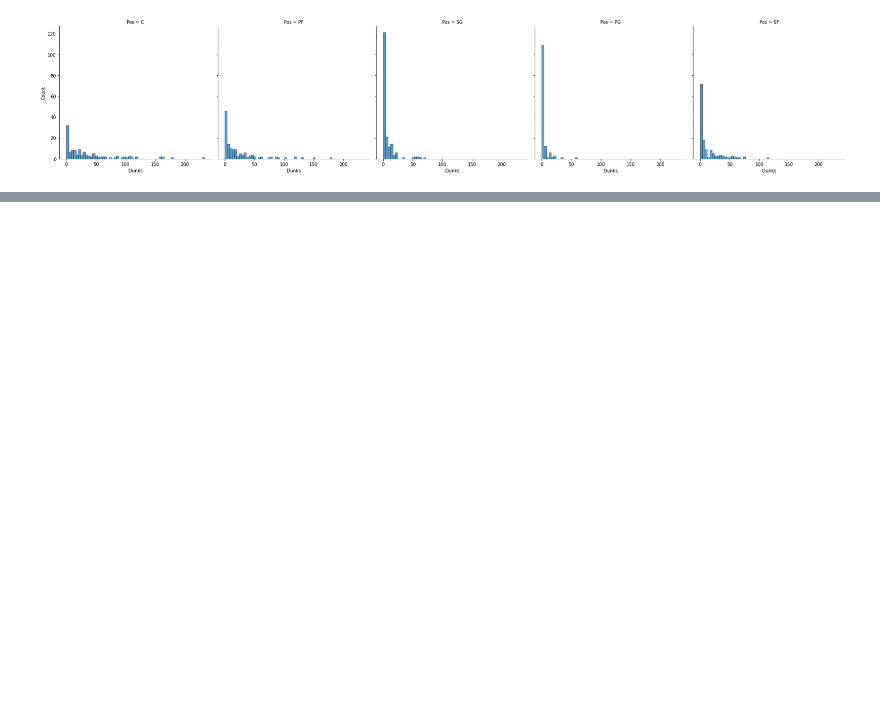
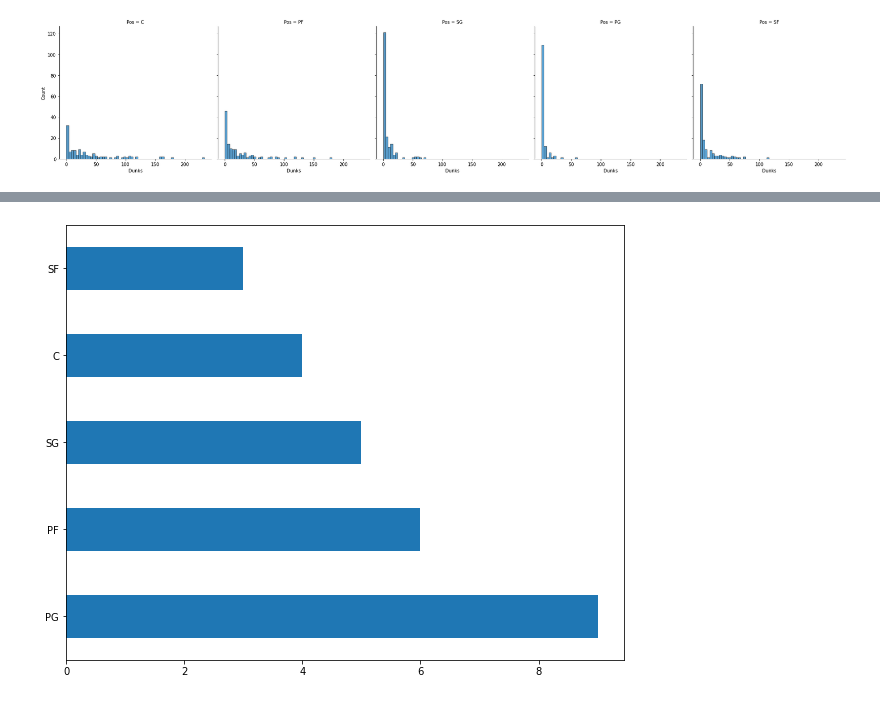
Before and after one commit to LanitaMG/py_Evaluacion, a Jupyter notebook: NBA_Stats.ipynb, the cells around one changed output, grey strips where cells are left out. Cells and saved outputs as stored; diff of their text form; code cells hidden in the pictures; blank space fills up the shorter version.

```diff
--- a/NBA_Stats.ipynb
+++ b/NBA_Stats.ipynb
@@ -220,0 +147,11 @@ equipos2
+# %%
+# Determinar los jugadores que generan los valores atípicos
+
+# Determinación del Q3, IQR y valor del bigote superior
+Q3 = nba_stats['PTS'].quantile(0.75)
+IQR = nba_stats['PTS'].quantile(0.75) - nba_stats['PTS'].quantile(0.25)
+BS = (Q3 + 1.5 * IQR)
+
+# Listado de jugadores con anotaciones con valores atípicos
+Jugadores = nba_stats[nba_stats['PTS']> BS]
+Jugadores.filter(['Player', 'Pos', 'PTS'])
@@ -220,0 +176,6 @@ equipos2
+# %%
+# Cantidad de jugadores destacados por posición
+
+Jugadores['Pos'].value_counts().plot(kind='barh', figsize=(10,8));
+# %% [output]
+[figure, added]
```
Also changed, not shown: parts of 21 cells of this notebook.
